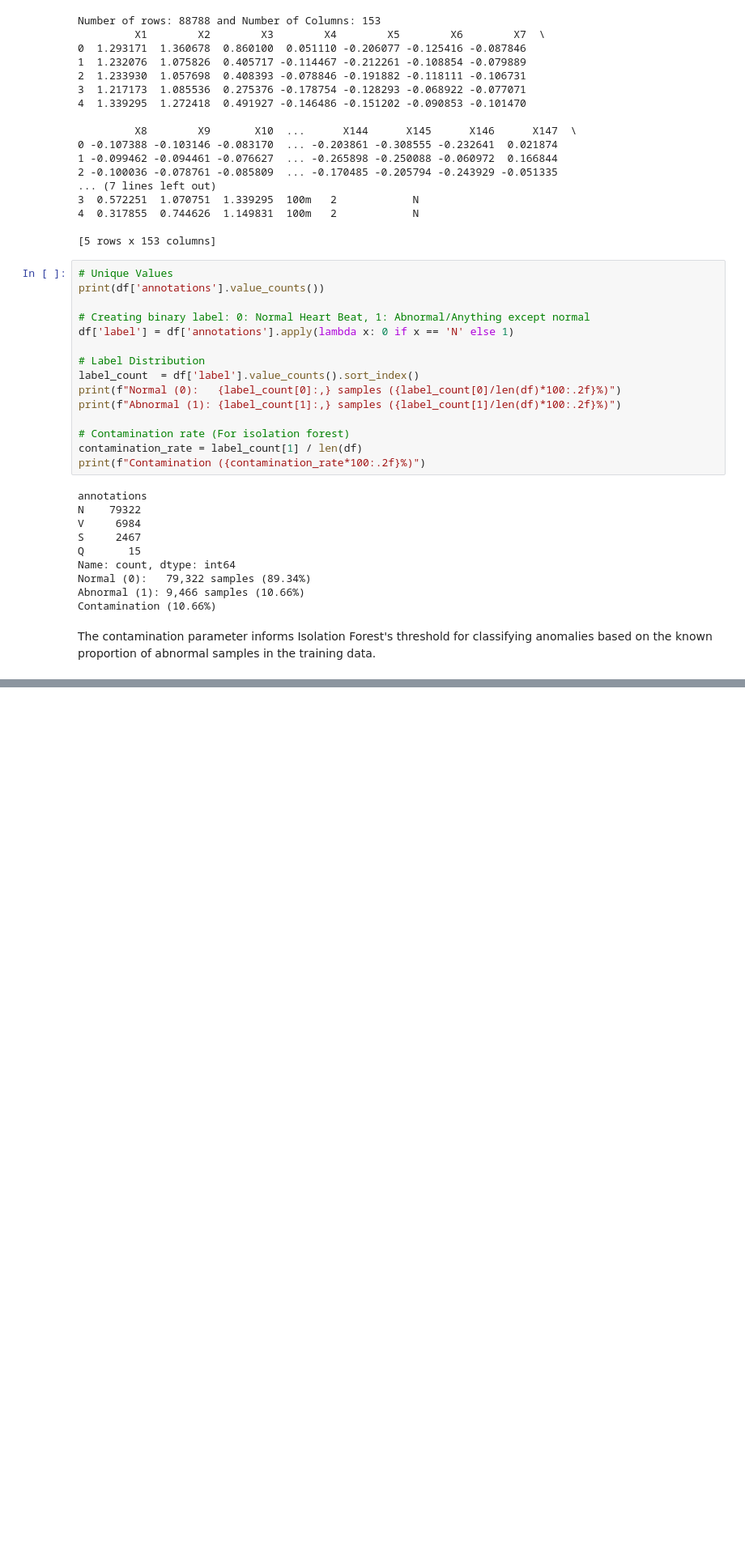
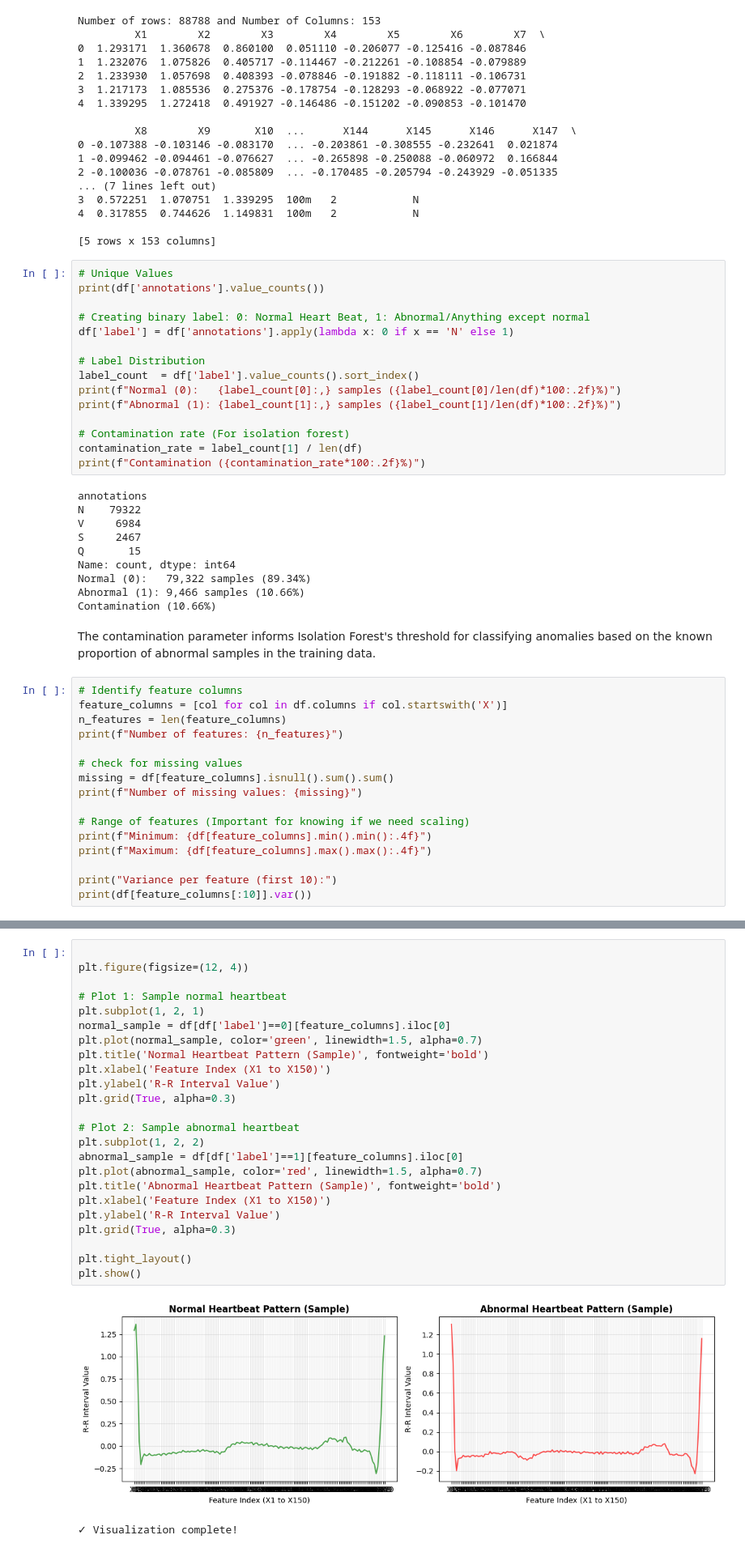
Before and after one commit to jnarsingani/ECG-AD_Transfer_From_R_To_Python, a Jupyter notebook: ECG R TO PY.ipynb, the cells around one changed output, grey strips where cells are left out. Shown: that part at 81% size. Saved outputs shown, nothing was run; the diff lists cells and outputs as text; blank space fills up the shorter version.

```diff
--- a/ECG R TO PY.ipynb
+++ b/ECG R TO PY.ipynb
@@ -59,3 +59,19 @@ Abnormal (1): 9,466 samples (10.66%)
 Contamination (10.66%)
 # %% [markdown]
 The contamination parameter informs Isolation Forest's threshold for classifying anomalies based on the known proportion of abnormal samples in the training data.
+# %%
+# Identify feature columns
+feature_columns = [col for col in df.columns if col.startswith('X')]
+n_features = len(feature_columns)
+print(f"Number of features: {n_features}")
+
+# check for missing values
+missing = df[feature_columns].isnull().sum().sum()
+print(f"Number of missing values: {missing}")
+
+# Range of features (Important for knowing if we need scaling)
+print(f"Minimum: {df[feature_columns].min().min():.4f}")
+print(f"Maximum: {df[feature_columns].max().max():.4f}")
+
+print("Variance per feature (first 10):")
+print(df[feature_columns[:10]].var())
@@ -61,0 +95,27 @@ The contamination parameter informs Isolation Forest's threshold for classifying
+# %%
+
+plt.figure(figsize=(12, 4))
+
+# Plot 1: Sample normal heartbeat
+plt.subplot(1, 2, 1)
+normal_sample = df[df['label']==0][feature_columns].iloc[0]
+plt.plot(normal_sample, color='green', linewidth=1.5, alpha=0.7)
+plt.title('Normal Heartbeat Pattern (Sample)', fontweight='bold')
+plt.xlabel('Feature Index (X1 to X150)')
+plt.ylabel('R-R Interval Value')
+plt.grid(True, alpha=0.3)
+
+# Plot 2: Sample abnormal heartbeat
+plt.subplot(1, 2, 2)
+abnormal_sample = df[df['label']==1][feature_columns].iloc[0]
+plt.plot(abnormal_sample, color='red', linewidth=1.5, alpha=0.7)
+plt.title('Abnormal Heartbeat Pattern (Sample)', fontweight='bold')
+plt.xlabel('Feature Index (X1 to X150)')
+plt.ylabel('R-R Interval Value')
+plt.grid(True, alpha=0.3)
+
+plt.tight_layout()
+plt.show()
+# %% [output]
+[figure, added]
+✓ Visualization complete!
```
Also changed, not shown: parts of 2 cells of this notebook.
